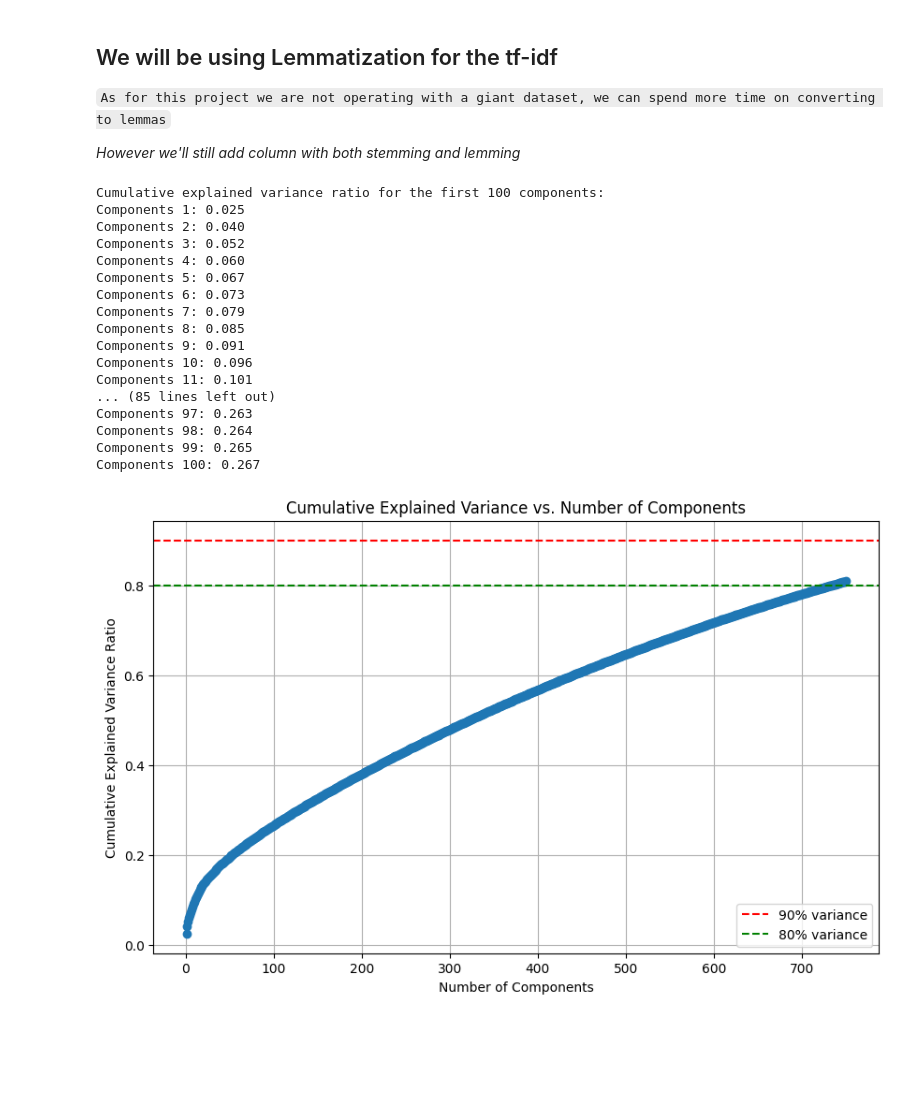
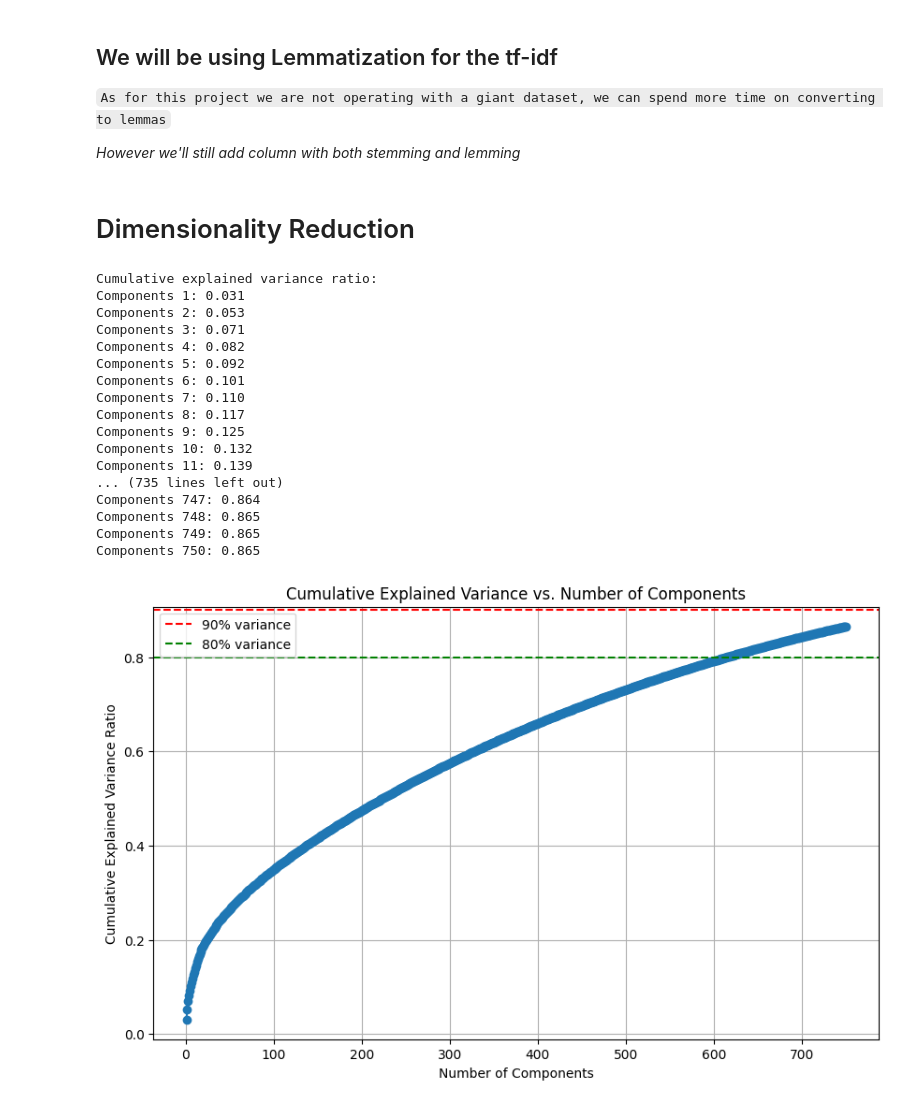
Before and after one commit to HliebOcheretianyi/H2_python_structure_and_data, a Jupyter notebook: src/vectorizer.ipynb, the cells around one changed output. Cells and saved outputs as stored; diff of their text form; code cells hidden in the pictures; blank space fills up the shorter version.

```diff
--- a/src/vectorizer.ipynb
+++ b/src/vectorizer.ipynb
@@ -74,7 +72,7 @@ class LemmaTokenizer:
     def __call__(self, doc):
         return [self.wnl.lemmatize(t) for t in word_tokenize(doc)]
 # %%
-lemming = CountVectorizer(lowercase=True, ngram_range=(1,2), stop_words='english', tokenizer=LemmaTokenizer())
+lemming = CountVectorizer(lowercase=True, ngram_range=(1,2), stop_words='english', tokenizer=LemmaTokenizer(), max_features=80000)
 
 X_lemma = lemming.fit_transform(df_raw['content'].fillna(''))
 # %% [markdown]
@@ -102,45 +100,47 @@ df_raw['stem_content'] = df_raw['content'].apply(lambda x: ' '.join(StemmerToken
 tf_idf = tfidf()
 X_tf_idf = tf_idf.fit_transform(X_lemma)
 X_dense = X_tf_idf.toarray()
+# %% [markdown]
+# Dimensionality Reduction
 # %%
-pca = PCA(n_components=750)
+pca = PCA(n_components=750, whiten=True, random_state=69)
 X_pca = pca.fit_transform(X_dense)
 # %%
 explained_variance_ratio = pca.explained_variance_ratio_
 cumulative_variance_ratio = np.cumsum(explained_variance_ratio)
 
-print("Cumulative explained variance ratio for the first 100 components:")
-for i, variance in enumerate(cumulative_variance_ratio[:100]):
+print("Cumulative explained variance ratio:")
+for i, variance in enumerate(cumulative_variance_ratio):
     print(f"Components {i+1}: {variance:.3f}")
 
 plt.figure(figsize=(10, 6))
 plt.plot(range(1, len(cumulative_variance_ratio) + 1), cumulative_variance_ratio, marker='o')
 plt.axhline(y=0.9, color='r', linestyle='--', label='90% variance')
 plt.axhline(y=0.8, color='g', linestyle='--', label='80% variance')
 plt.xlabel('Number of Components')
 plt.ylabel('Cumulative Explained Variance Ratio')
 plt.title('Cumulative Explained Variance vs. Number of Components')
 plt.grid(True)
 plt.legend()
 plt.show()
 # %% [output]
-Cumulative explained variance ratio for the first 100 components:
-Components 1: 0.025
-Components 2: 0.040
-Components 3: 0.052
-Components 4: 0.060
-Components 5: 0.067
-Components 6: 0.073
-Components 7: 0.079
-Components 8: 0.085
-Components 9: 0.091
-Components 10: 0.096
-Components 11: 0.101
-... (85 lines left out)
-Components 97: 0.263
-Components 98: 0.264
-Components 99: 0.265
-Components 100: 0.267
+Cumulative explained variance ratio:
+Components 1: 0.031
+Components 2: 0.053
+Components 3: 0.071
+Components 4: 0.082
+Components 5: 0.092
+Components 6: 0.101
+Components 7: 0.110
+Components 8: 0.117
+Components 9: 0.125
+Components 10: 0.132
+Components 11: 0.139
+... (735 lines left out)
+Components 747: 0.864
+Components 748: 0.865
+Components 749: 0.865
+Components 750: 0.865
-[figure, old version]
+[figure, new version]
 # %%
 feature_names = lemming.get_feature_names_out()
```
Also changed, not shown: parts of 7 cells of this notebook, 1 other file.
